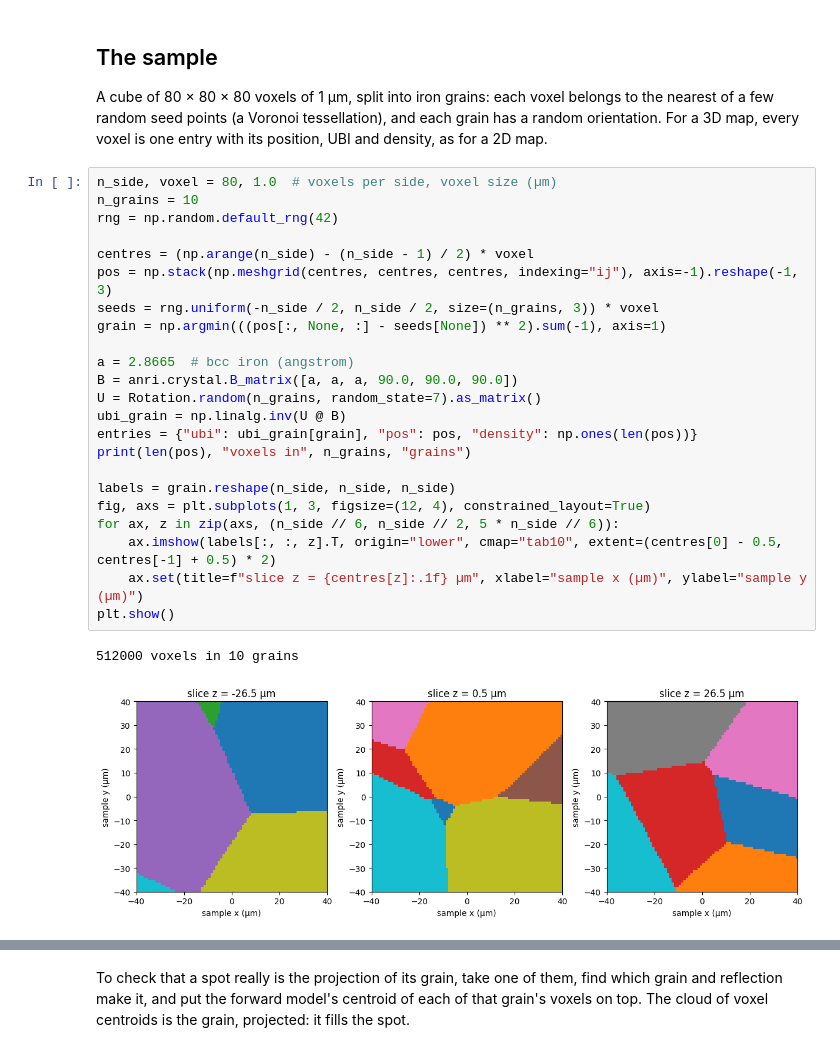
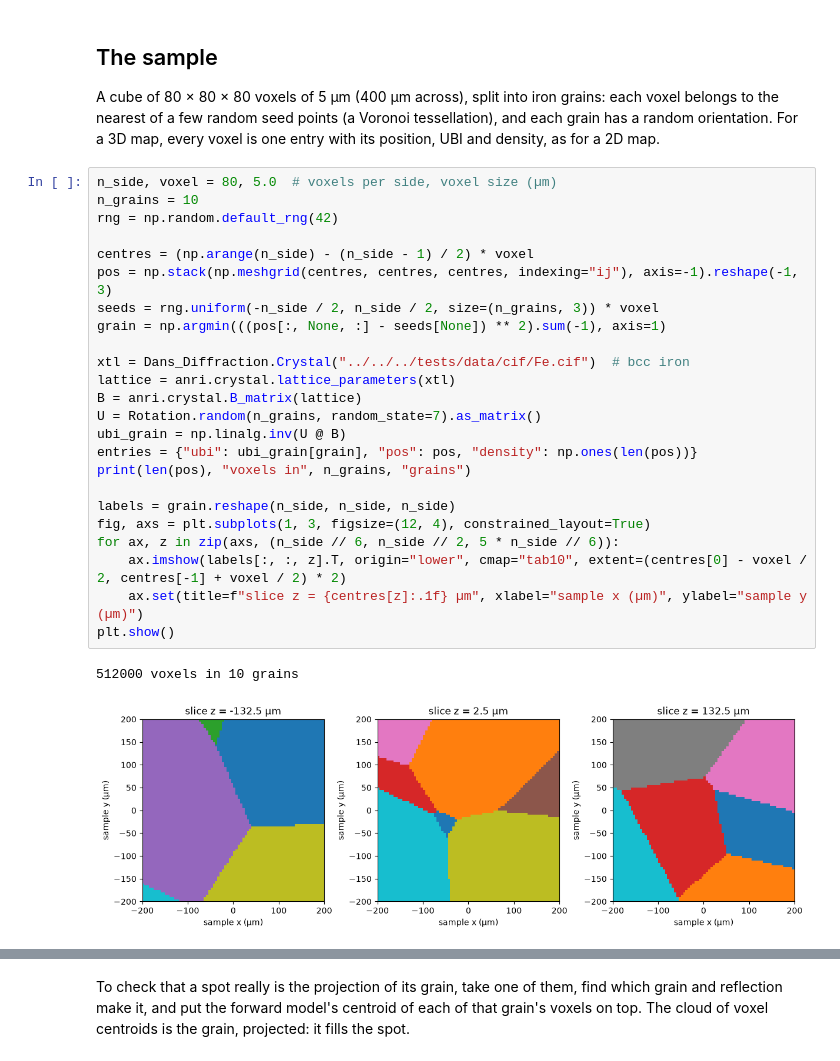
Before and after one commit to jadball/anri, a Jupyter notebook: docs/source/tutorials/dct.ipynb, the cells around one changed output, grey strips where cells are left out. Saved outputs shown, nothing was run; the diff lists cells and outputs as text.

```diff
--- a/docs/source/tutorials/dct.ipynb
+++ b/docs/source/tutorials/dct.ipynb
@@ -32,34 +32,35 @@ print(jax.devices())
 # %% [markdown]
 ## The sample
 
-A cube of 80 × 80 × 80 voxels of 1 µm, split into iron grains: each voxel belongs to the nearest of a few random seed points (a Voronoi tessellation), and each grain has a random orientation.
+A cube of 80 × 80 × 80 voxels of 5 µm (400 µm across), split into iron grains: each voxel belongs to the nearest of a few random seed points (a Voronoi tessellation), and each grain has a random orientation.
 For a 3D map, every voxel is one entry with its position, UBI and density, as for a 2D map.
 # %%
-n_side, voxel = 80, 1.0  # voxels per side, voxel size (µm)
+n_side, voxel = 80, 5.0  # voxels per side, voxel size (µm)
 n_grains = 10
 rng = np.random.default_rng(42)
 
 centres = (np.arange(n_side) - (n_side - 1) / 2) * voxel
 pos = np.stack(np.meshgrid(centres, centres, centres, indexing="ij"), axis=-1).reshape(-1, 3)
 seeds = rng.uniform(-n_side / 2, n_side / 2, size=(n_grains, 3)) * voxel
 grain = np.argmin(((pos[:, None, :] - seeds[None]) ** 2).sum(-1), axis=1)
 
-a = 2.8665  # bcc iron (angstrom)
-B = anri.crystal.B_matrix([a, a, a, 90.0, 90.0, 90.0])
+xtl = Dans_Diffraction.Crystal("../../../tests/data/cif/Fe.cif")  # bcc iron
+lattice = anri.crystal.lattice_parameters(xtl)
+B = anri.crystal.B_matrix(lattice)
 U = Rotation.random(n_grains, random_state=7).as_matrix()
 ubi_grain = np.linalg.inv(U @ B)
 entries = {"ubi": ubi_grain[grain], "pos": pos, "density": np.ones(len(pos))}
 print(len(pos), "voxels in", n_grains, "grains")
 
 labels = grain.reshape(n_side, n_side, n_side)
 fig, axs = plt.subplots(1, 3, figsize=(12, 4), constrained_layout=True)
 for ax, z in zip(axs, (n_side // 6, n_side // 2, 5 * n_side // 6)):
-    ax.imshow(labels[:, :, z].T, origin="lower", cmap="tab10", extent=(centres[0] - 0.5, centres[-1] + 0.5) * 2)
+    ax.imshow(labels[:, :, z].T, origin="lower", cmap="tab10", extent=(centres[0] - voxel / 2, centres[-1] + voxel / 2) * 2)
     ax.set(title=f"slice z = {centres[z]:.1f} µm", xlabel="sample x (µm)", ylabel="sample y (µm)")
 plt.show()
 # %% [output]
 512000 voxels in 10 grains
-[figure, old version]
+[figure, new version]
 # %% [markdown]
 ## Geometry and the scan
 
```
Also changed, not shown: parts of 14 cells of this notebook.
